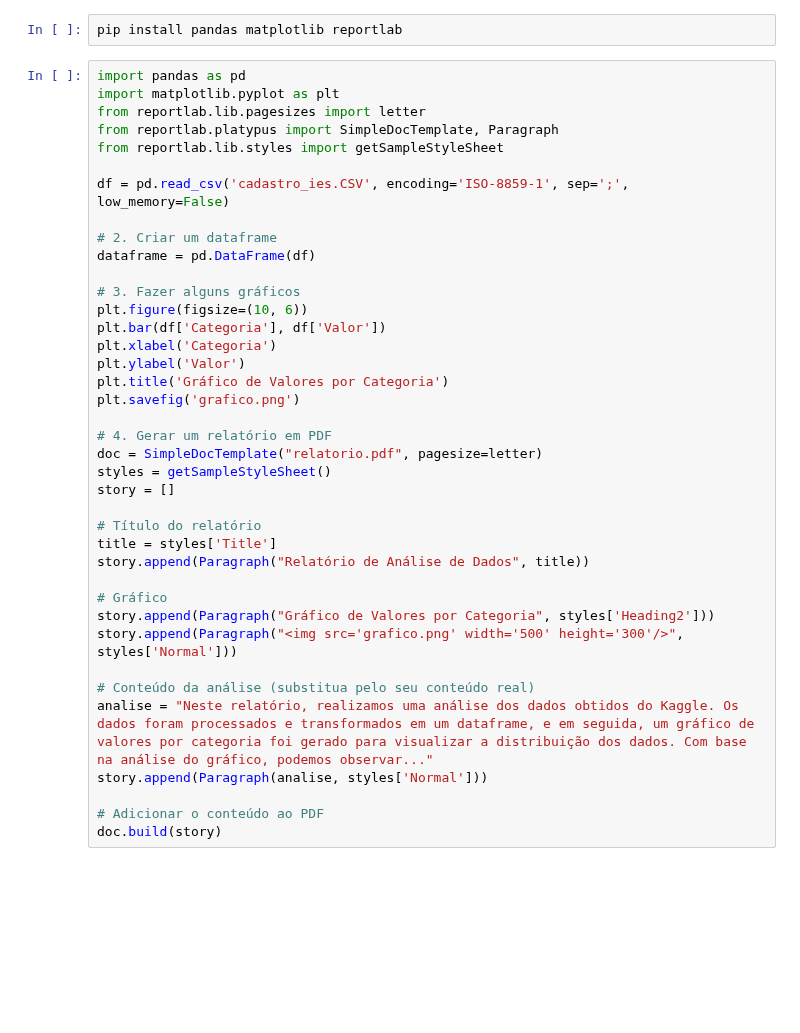
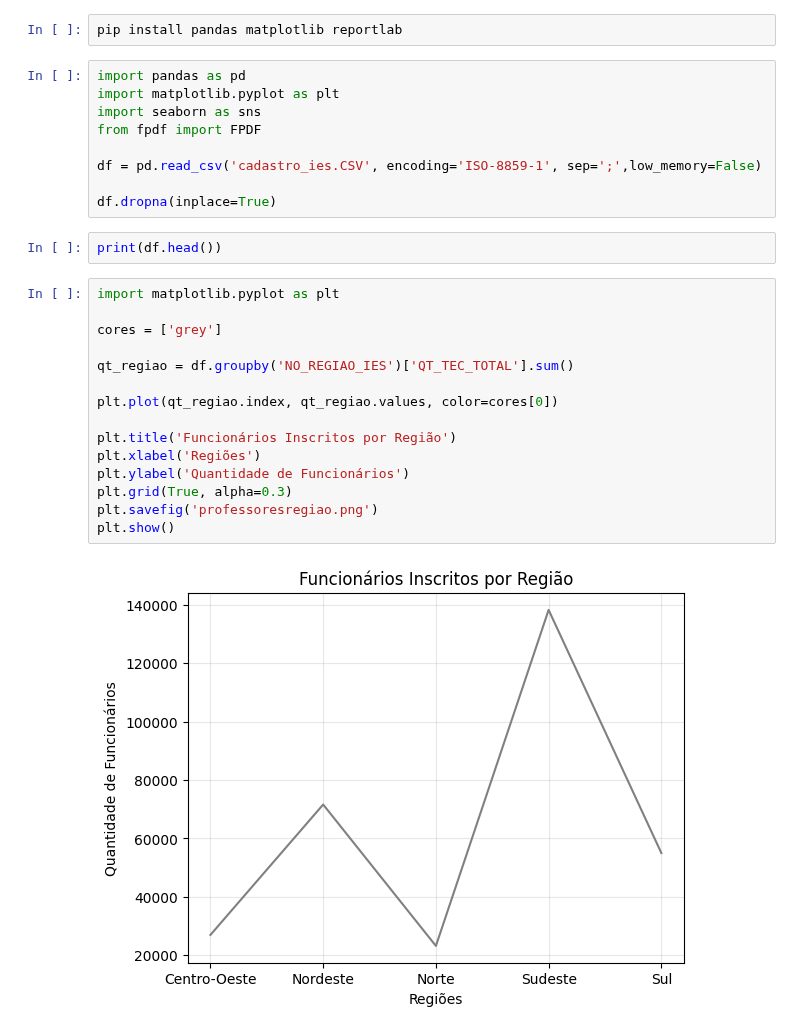
Before and after one commit to biancamartinelli/curso-kick-turmaF, a Jupyter notebook: Projeto Final Python/Projeto Python.ipynb, the cells around one changed output. Saved outputs shown, nothing was run; the diff lists cells and outputs as text; blank space fills up the shorter version.

Commit message:
criando graficos

```diff
--- a/Projeto Final Python/Projeto Python.ipynb
+++ b/Projeto Final Python/Projeto Python.ipynb
@@ -1,41 +1,30 @@
 # %%
 pip install pandas matplotlib reportlab
-# %%
-import pandas as pd
-import matplotlib.pyplot as plt
-from reportlab.lib.pagesizes import letter
-from reportlab.platypus import SimpleDocTemplate, Paragraph
-from reportlab.lib.styles import getSampleStyleSheet
-
-df = pd.read_csv('cadastro_ies.CSV', encoding='ISO-8859-1', sep=';', low_memory=False)
-
-# 2. Criar um dataframe
-dataframe = pd.DataFrame(df)
-
-# 3. Fazer alguns gráficos
-plt.figure(figsize=(10, 6))
-plt.bar(df['Categoria'], df['Valor'])
-plt.xlabel('Categoria')
-plt.ylabel('Valor')
-plt.title('Gráfico de Valores por Categoria')
-plt.savefig('grafico.png')
-
-# 4. Gerar um relatório em PDF
-doc = SimpleDocTemplate("relatorio.pdf", pagesize=letter)
-styles = getSampleStyleSheet()
-story = []
-
-# Título do relatório
-title = styles['Title']
-story.append(Paragraph("Relatório de Análise de Dados", title))
-
-# Gráfico
-story.append(Paragraph("Gráfico de Valores por Categoria", styles['Heading2']))
-story.append(Paragraph("<img src='grafico.png' width='500' height='300'/>", styles['Normal']))
-
-# Conteúdo da análise (substitua pelo seu conteúdo real)
-analise = "Neste relatório, realizamos uma análise dos dados obtidos do Kaggle. Os dados foram processados e transformados em um dataframe, e em seguida, um gráfico de valores por categoria foi gerado para visualizar a distribuição dos dados. Com base na análise do gráfico, podemos observar..."
-story.append(Paragraph(analise, styles['Normal']))
-
-# Adicionar o conteúdo ao PDF
-doc.build(story)
+# %%
+import pandas as pd
+import matplotlib.pyplot as plt
+import seaborn as sns
+from fpdf import FPDF
+
+df = pd.read_csv('cadastro_ies.CSV', encoding='ISO-8859-1', sep=';',low_memory=False)
+
+df.dropna(inplace=True)
+# %%
+print(df.head())
+# %%
+import matplotlib.pyplot as plt
+
+cores = ['grey']
+
+qt_regiao = df.groupby('NO_REGIAO_IES')['QT_TEC_TOTAL'].sum()
+
+plt.plot(qt_regiao.index, qt_regiao.values, color=cores[0])
+
+plt.title('Funcionários Inscritos por Região')
+plt.xlabel('Regiões')
+plt.ylabel('Quantidade de Funcionários')
+plt.grid(True, alpha=0.3)
+plt.savefig('professoresregiao.png')
+plt.show()
+# %% [output]
+[figure, added]
```
Also changed, not shown: parts of 7 cells of this notebook, 10 other files.
